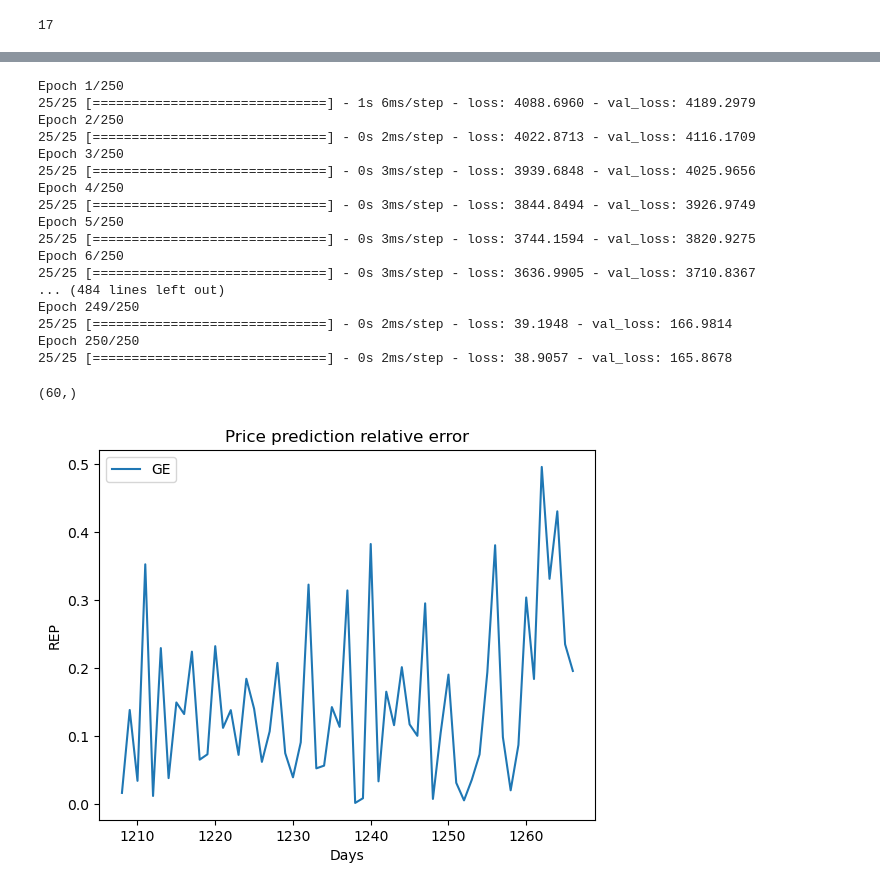
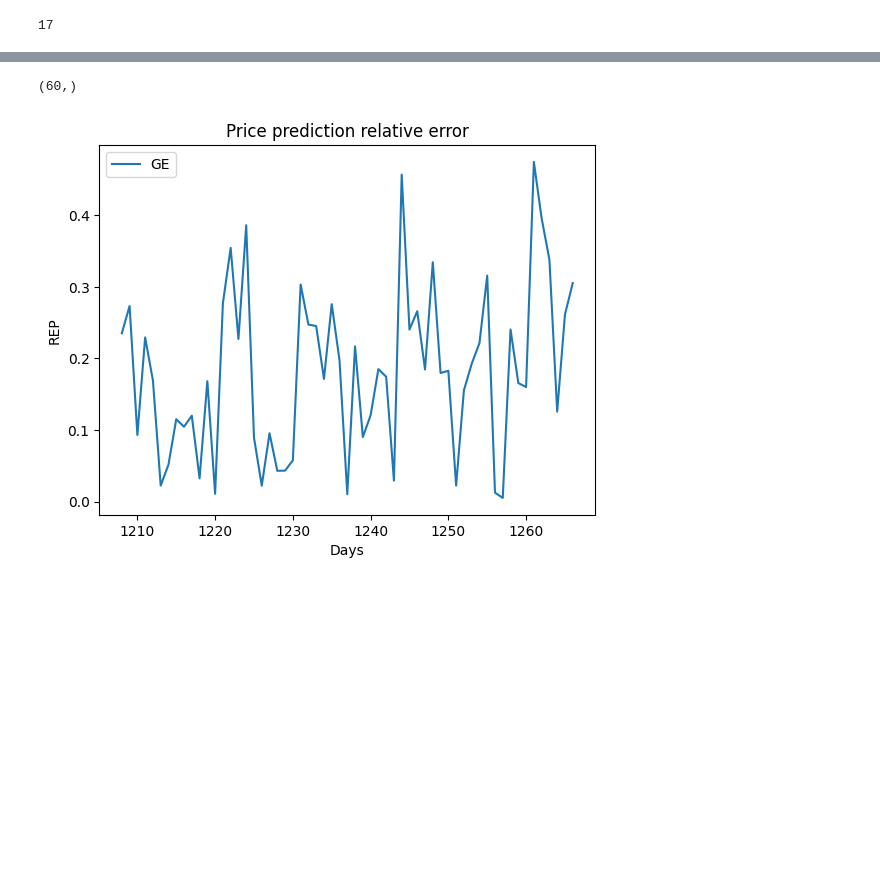
Before and after one commit to yhwgth2022/Stock-Price-Prediction, a Jupyter notebook: Stock Price Prediction.ipynb, the cells around one changed output, grey strips where cells are left out. Saved outputs shown, nothing was run; the diff lists cells and outputs as text; code cells hidden in the pictures; blank space fills up the shorter version.

```diff
--- a/Stock Price Prediction.ipynb
+++ b/Stock Price Prediction.ipynb
@@ -915,47 +797,29 @@ summary_table3
 # %%
-#%%
-#-----------------------------------MLP3-------------------------------------#
-
+# MLP3
+# Choosing l2size = 34, batch size = 250
 mlp3 = tf.keras.models.Sequential([
   tf.keras.layers.Dense(34, activation='relu', name='l2'),
   tf.keras.layers.Dense(1, activation='relu', name='l3')
 ])
 
 mlp3.compile(optimizer='adam', loss=tf.keras.losses.MeanSquaredError(name='mse'))
-history3 = mlp3.fit(x_train3, y_train3, epochs=250,batch_size= 50,
-    validation_data = (x_test3, y_test3), verbose=1)
+history3 = mlp3.fit(x_train3, y_train3, epochs=250,batch_size= 250,
+    validation_data = (x_test3, y_test3), verbose=0)
 
 Zt3 = mlp3.predict(x_test3, verbose=0)
 Zt3 = Zt3.flatten()
 Rep3 = np.abs(Zt3-y_test3)/y_test3
 
 
 plt.figure()
 plt.plot(Rep3.iloc[:-1])
 plt.title("Price prediction relative error")
 plt.xlabel("Days")
 plt.ylabel("REP")
 plt.legend([stock_names[2]]);
 
 Zt3.shape
 y_test3.shape
 # %% [output]
-Epoch 1/250
-25/25 [==============================] - 1s 6ms/step - loss: 4088.6960 - val_loss: 4189.2979
-Epoch 2/250
-25/25 [==============================] - 0s 2ms/step - loss: 4022.8713 - val_loss: 4116.1709
-Epoch 3/250
-25/25 [==============================] - 0s 3ms/step - loss: 3939.6848 - val_loss: 4025.9656
-Epoch 4/250
-25/25 [==============================] - 0s 3ms/step - loss: 3844.8494 - val_loss: 3926.9749
-Epoch 5/250
-25/25 [==============================] - 0s 3ms/step - loss: 3744.1594 - val_loss: 3820.9275
-Epoch 6/250
-25/25 [==============================] - 0s 3ms/step - loss: 3636.9905 - val_loss: 3710.8367
-... (484 lines left out)
-Epoch 249/250
-25/25 [==============================] - 0s 2ms/step - loss: 39.1948 - val_loss: 166.9814
-Epoch 250/250
-25/25 [==============================] - 0s 2ms/step - loss: 38.9057 - val_loss: 165.8678
+(60,)
-(60,)
-[figure, old version]
+[figure, new version]
```
Also changed, not shown: parts of 16 cells of this notebook.
